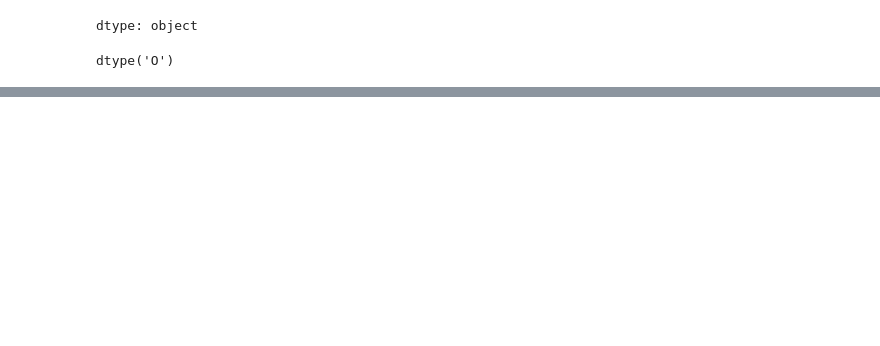
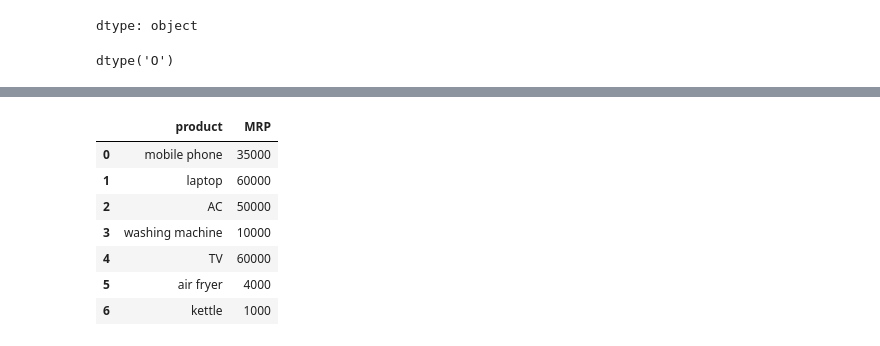
Before and after one commit to syed-khader/learning-python-libraries, a Jupyter notebook: pandasforgithub.ipynb, the cells around one changed output, grey strips where cells are left out. Saved outputs shown, nothing was run; the diff lists cells and outputs as text; code cells hidden in the pictures; blank space fills up the shorter version.

```diff
--- a/pandasforgithub.ipynb
+++ b/pandasforgithub.ipynb
@@ -117,0 +262,41 @@ dtype('O')
+# %%
+prod=pd.DataFrame({'product': ['mobile phone','laptop','AC','washing machine','TV','air fryer','kettle'],'price':[35000,60000,50000,10000,60000,4000,1000]})
+prod
+
+# adding a new column
+#syntax--> df[new_col]=value
+
+prod['category']='electronics'
+prod
+prod['category']=['phones','electronics','appliance','appliance','appliance','appliance','appliance']
+prod
+
+
+#dropping a column
+#syntax--> df.drop(col,axis=1,inplace=True)
+prod.drop('category',axis=1,inplace=True)
+prod
+
+#inplace =True will modify the orignal dataframe/data source
+
+#dropping a particular row using index
+#syntax-> df.drop(index)
+elec=prod.drop(3)
+elec
+
+#rename a column
+# var={'old col':'new col'}
+#df.rename(columns=var)
+
+data={'price':'MRP'}
+prod.rename(columns=data,inplace=True)
+prod
+# %% [output]
+|  | product | MRP |
+| 0 | mobile phone | 35000 |
+| 1 | laptop | 60000 |
+| 2 | AC | 50000 |
+| 3 | washing machine | 10000 |
+| 4 | TV | 60000 |
+| 5 | air fryer | 4000 |
+| 6 | kettle | 1000 |
```
Also changed, not shown: parts of 8 cells of this notebook.
